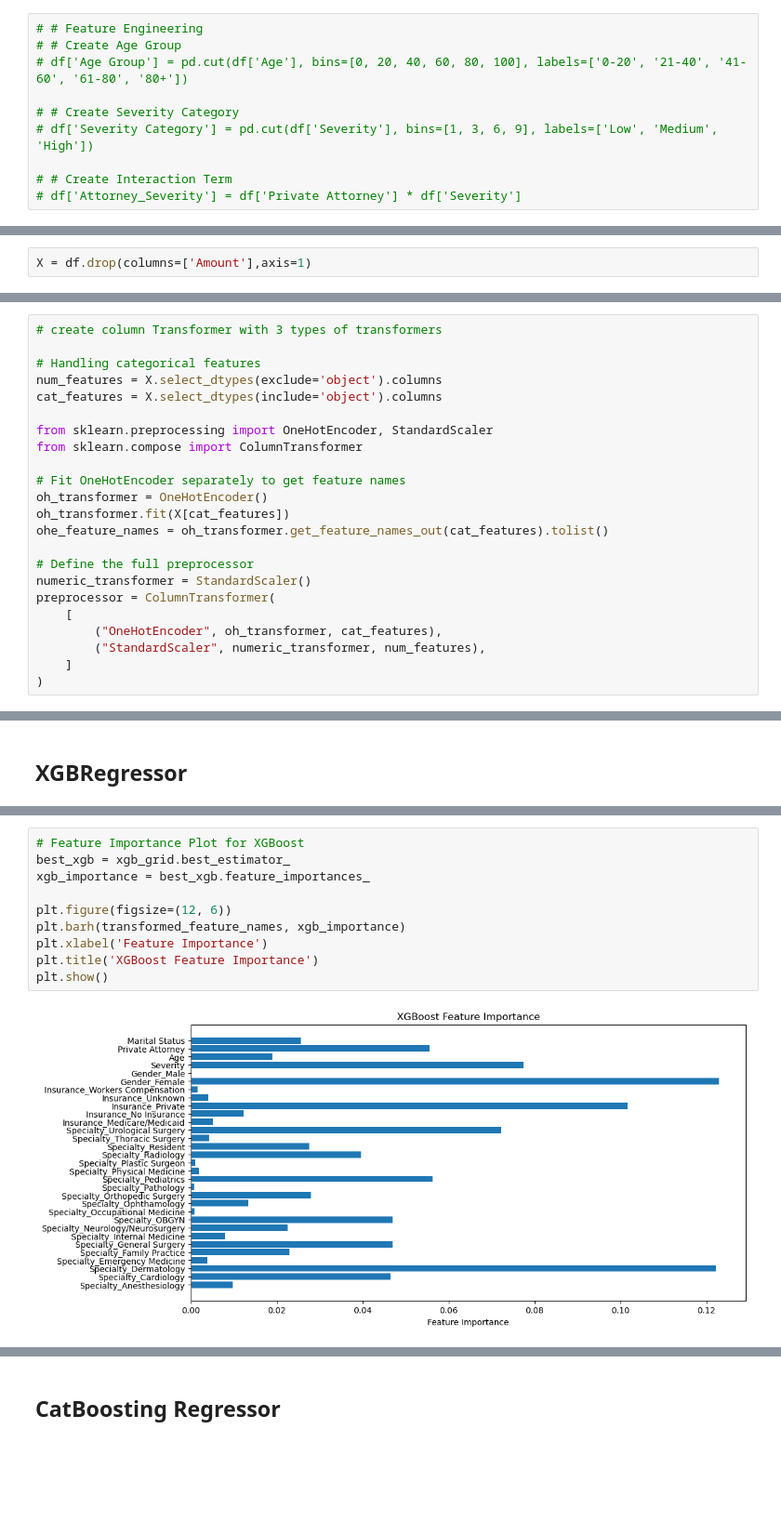
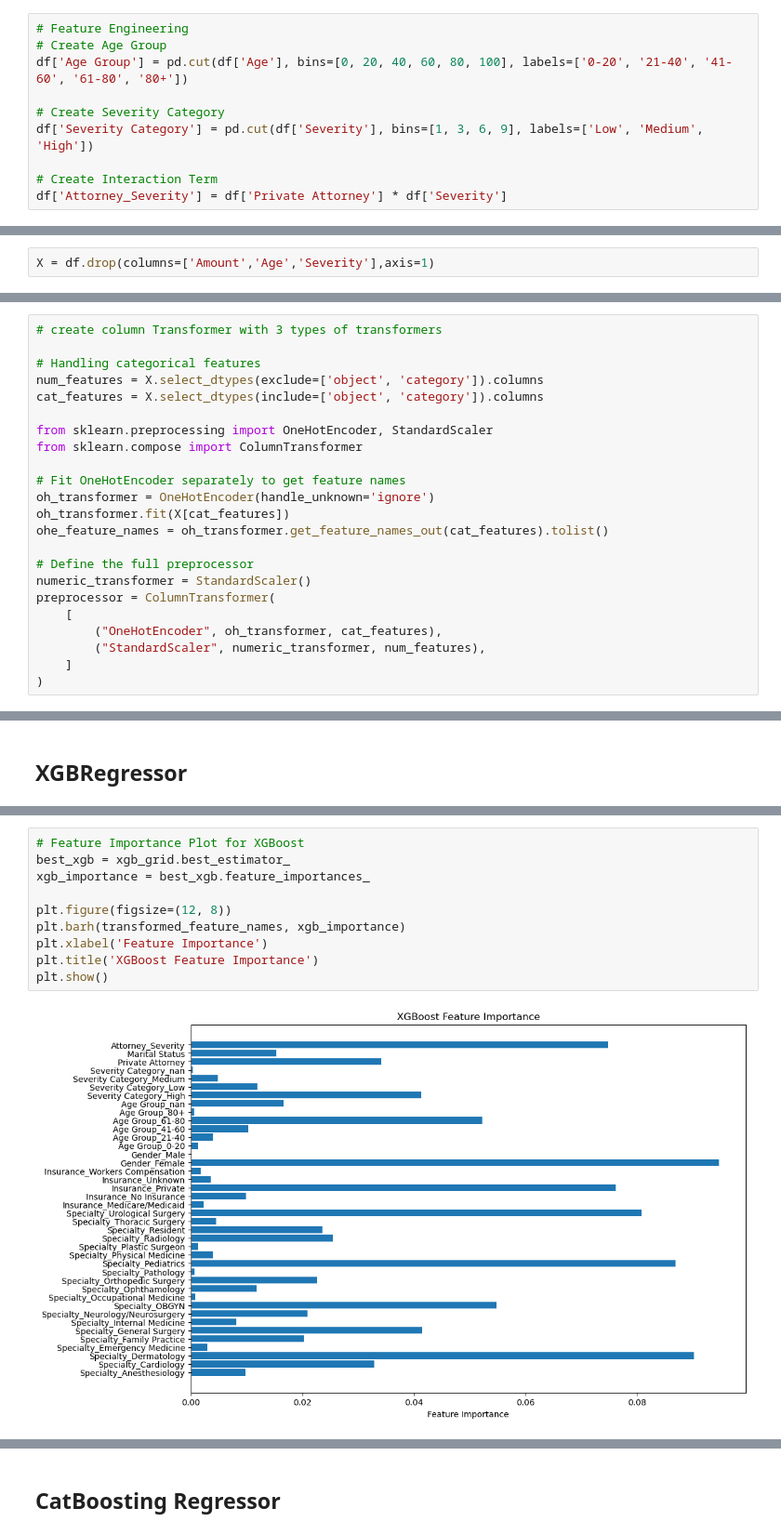
Before and after one commit to newguy7/medical_claim, a Jupyter notebook: notebook/Model_Trainer.ipynb, the cells around one changed output, grey strips where cells are left out. Shown at 93% size. Cells and saved outputs as stored; diff of their text form; blank space fills up the shorter version.

```diff
--- a/notebook/Model_Trainer.ipynb
+++ b/notebook/Model_Trainer.ipynb
@@ -32,12 +32,12 @@ df.head()
 | 3 | 829742 | 7 | 42 | 1 | 1 | Pediatrics | No Insurance | Female |
 | 4 | 197675 | 3 | 60 | 0 | 2 | OBGYN | Medicare/Medicaid | Female |
 # %%
-# # Feature Engineering
-# # Create Age Group
-# df['Age Group'] = pd.cut(df['Age'], bins=[0, 20, 40, 60, 80, 100], labels=['0-20', '21-40', '41-60', '61-80', '80+'])
+# Feature Engineering
+# Create Age Group
+df['Age Group'] = pd.cut(df['Age'], bins=[0, 20, 40, 60, 80, 100], labels=['0-20', '21-40', '41-60', '61-80', '80+'])
 
-# # Create Severity Category
-# df['Severity Category'] = pd.cut(df['Severity'], bins=[1, 3, 6, 9], labels=['Low', 'Medium', 'High'])
+# Create Severity Category
+df['Severity Category'] = pd.cut(df['Severity'], bins=[1, 3, 6, 9], labels=['Low', 'Medium', 'High'])
 
-# # Create Interaction Term
-# df['Attorney_Severity'] = df['Private Attorney'] * df['Severity']
+# Create Interaction Term
+df['Attorney_Severity'] = df['Private Attorney'] * df['Severity']
@@ -44,7 +65,7 @@ df.head()
 # %% [markdown]
 #### Preparing X and Y variables
 # %%
-X = df.drop(columns=['Amount'],axis=1)
+X = df.drop(columns=['Amount','Age','Severity'],axis=1)
 # %%
 X.head()
 # %% [output]
@@ -75,14 +96,14 @@ Name: Amount, Length: 79210, dtype: int64
 # create column Transformer with 3 types of transformers
 
 # Handling categorical features
-num_features = X.select_dtypes(exclude='object').columns
-cat_features = X.select_dtypes(include='object').columns
+num_features = X.select_dtypes(exclude=['object', 'category']).columns
+cat_features = X.select_dtypes(include=['object', 'category']).columns
 
 from sklearn.preprocessing import OneHotEncoder, StandardScaler
 from sklearn.compose import ColumnTransformer
 
 # Fit OneHotEncoder separately to get feature names
-oh_transformer = OneHotEncoder()
+oh_transformer = OneHotEncoder(handle_unknown='ignore')
 oh_transformer.fit(X[cat_features])
 ohe_feature_names = oh_transformer.get_feature_names_out(cat_features).tolist()
 
@@ -273,12 +294,12 @@ Accuracy of the XGBRegressor model after hyper parameter tuning is 64.16
 # %%
 # Feature Importance Plot for XGBoost
 best_xgb = xgb_grid.best_estimator_
 xgb_importance = best_xgb.feature_importances_
 
-plt.figure(figsize=(12, 6))
+plt.figure(figsize=(12, 8))
 plt.barh(transformed_feature_names, xgb_importance)
 plt.xlabel('Feature Importance')
 plt.title('XGBoost Feature Importance')
 plt.show()
 # %% [output]
-[figure, old version]
+[figure, new version]
```
Also changed, not shown: parts of 23 cells of this notebook, 9 other files.
